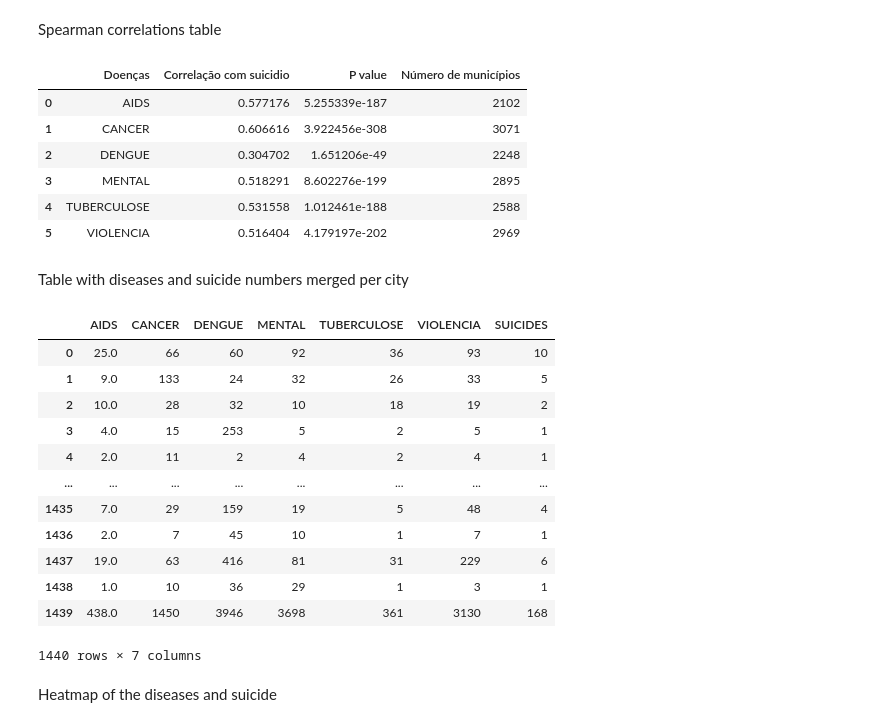
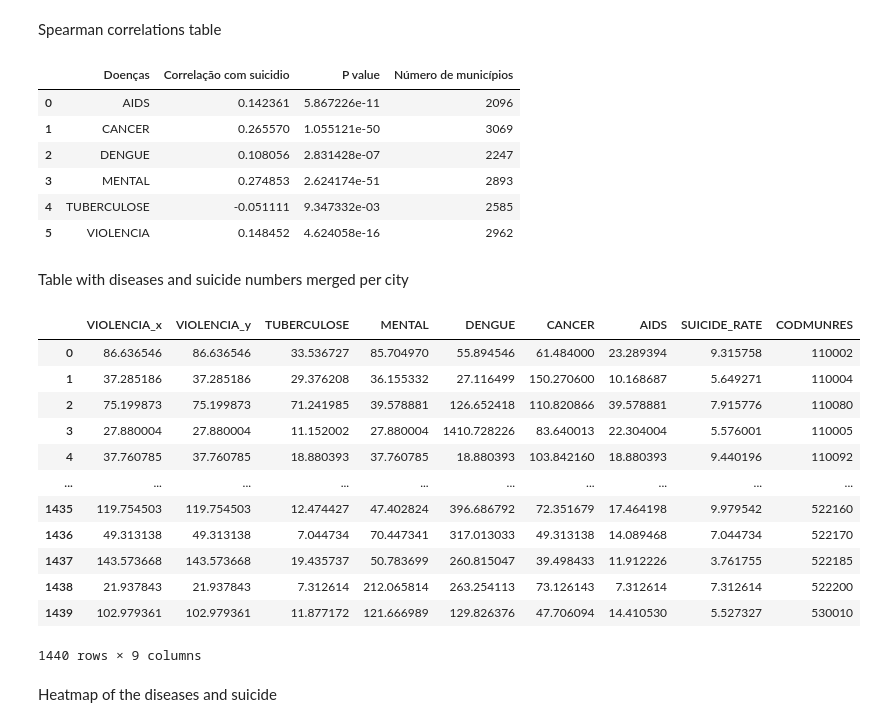
Before and after one commit to pypas/suicities-datasus, a Jupyter notebook: Spearman/spearman.ipynb, the cells around one changed output. Cells and saved outputs as stored; diff of their text form; code cells hidden in the pictures.

```diff
--- a/Spearman/spearman.ipynb
+++ b/Spearman/spearman.ipynb
@@ -19,33 +19,36 @@ import numpy as np
 # %% [markdown]
 Read suicide csv
 # %%
-suicide = pd.read_csv('../Suicide/suicide_count_res.csv', sep=',')
+suicide = pd.read_csv('../Suicide/CSV/suicide_rate_codmunres.csv', sep=',')
 # %% [markdown]
 Read disease files
 # %%
 year = "2017"
 disease = ""
-all_files = glob.glob("*.csv")
+all_files = glob.glob("CSV/Rates/*.csv")
+
 diseases_list = []
 corrs_list = []
 p_value_list = []
 sizes_list = []
+path = 'CSV/Rates/'
 for file in all_files:
-    disease = file.split("BR")[0]
-    file = pd.read_csv(disease + 'BR' + year + '.csv', sep=',')
-    file = file[["QUANTIDADE", "MUNCOD"]]
+    file_name = file.split("\\")[1]
+    disease = file_name.split("BR")[0]
+    disease_df = pd.read_csv(path + disease + 'BR' + year + '_RATE.csv', sep=',')
+    disease_df = disease_df[["QUANTIDADE_RATE", "MUNCOD"]]
 
     # Merge Files
-    result = pd.merge(file, suicide, left_on="MUNCOD", right_on="CODMUNRES", how="inner")
-    result = result[["QUANTIDADE", "SUICIDES"]]
+    result_df = pd.merge(disease_df, suicide, left_on="MUNCOD", right_on="CODMUNRES", how="inner")
+    result_df = result_df[["QUANTIDADE_RATE", "SUICIDE_RATE"]]
 
     # Spearman correlation
-    file_array = result.iloc[:,0].values
-    suicides_array = result.iloc[:,1].values
+    file_array = result_df.iloc[:,0].values
+    suicides_array = result_df.iloc[:,1].values
     corr, p_value = spearmanr(file_array,suicides_array)
 
     # Append correlation
-    sizes_list.append(result.shape[0])
+    sizes_list.append(result_df.shape[0])
     diseases_list.append(disease)
     corrs_list.append(corr)
     p_value_list.append(p_value)
@@ -57,42 +67,42 @@ corrs_df = pd.DataFrame(data=corrs_data)
 corrs_df
 # %% [output]
 |  | Doenças | Correlação com suicidio | P value | Número de municípios |
-| 0 | AIDS | 0.577176 | 5.255339e-187 | 2102 |
-| 1 | CANCER | 0.606616 | 3.922456e-308 | 3071 |
-| 2 | DENGUE | 0.304702 | 1.651206e-49 | 2248 |
-| 3 | MENTAL | 0.518291 | 8.602276e-199 | 2895 |
-| 4 | TUBERCULOSE | 0.531558 | 1.012461e-188 | 2588 |
-| 5 | VIOLENCIA | 0.516404 | 4.179197e-202 | 2969 |
+| 0 | AIDS | 0.142361 | 5.867226e-11 | 2096 |
+| 1 | CANCER | 0.265570 | 1.055121e-50 | 3069 |
+| 2 | DENGUE | 0.108056 | 2.831428e-07 | 2247 |
+| 3 | MENTAL | 0.274853 | 2.624174e-51 | 2893 |
+| 4 | TUBERCULOSE | -0.051111 | 9.347332e-03 | 2585 |
+| 5 | VIOLENCIA | 0.148452 | 4.624058e-16 | 2962 |
 # %% [markdown]
 Table with diseases and suicide numbers merged per city
 # %%
-result = suicide
+all_diseases = suicide[["SUICIDE_RATE", "CODMUNRES"]]
 for file in all_files:
-    disease = file.split("BR")[0]
-    file = pd.read_csv(disease + 'BR' + year + '.csv', sep=',')
-    file = file[["QUANTIDADE", "MUNCOD"]]
-    file.rename(columns={"QUANTIDADE": disease}, inplace=True)
+    file_name = file.split("\\")[1]
+    disease = file_name.split("BR")[0]
+    disease_df = pd.read_csv(path + disease + 'BR' + year + '_RATE.csv', sep=',')
+    disease_df = disease_df[["QUANTIDADE_RATE", "MUNCOD"]]
+    disease_df.rename(columns={"QUANTIDADE_RATE": disease}, inplace=True)
 
     # Merge with current dataframe
-    result = pd.merge(file, result, left_on="MUNCOD", right_on="CODMUNRES", how="inner")
-
+    all_diseases = pd.merge(disease_df, result, left_on="MUNCOD", right_on="CODMUNRES", how="inner")
+    all_diseases.drop('MUNCOD', axis=1, inplace=True)
 # Add SUICIDES to columns
-result = result[diseases_list + ["SUICIDES"]]
-result
+all_diseases
 # %% [output]
-|  | AIDS | CANCER | DENGUE | MENTAL | TUBERCULOSE | VIOLENCIA | SUICIDES |
-| 0 | 25.0 | 66 | 60 | 92 | 36 | 93 | 10 |
-| 1 | 9.0 | 133 | 24 | 32 | 26 | 33 | 5 |
-| 2 | 10.0 | 28 | 32 | 10 | 18 | 19 | 2 |
-| 3 | 4.0 | 15 | 253 | 5 | 2 | 5 | 1 |
-| 4 | 2.0 | 11 | 2 | 4 | 2 | 4 | 1 |
-| ... | ... | ... | ... | ... | ... | ... | ... |
-| 1435 | 7.0 | 29 | 159 | 19 | 5 | 48 | 4 |
-| 1436 | 2.0 | 7 | 45 | 10 | 1 | 7 | 1 |
-| 1437 | 19.0 | 63 | 416 | 81 | 31 | 229 | 6 |
-| 1438 | 1.0 | 10 | 36 | 29 | 1 | 3 | 1 |
-| 1439 | 438.0 | 1450 | 3946 | 3698 | 361 | 3130 | 168 |
+|  | VIOLENCIA_x | VIOLENCIA_y | TUBERCULOSE | MENTAL | DENGUE | CANCER | AIDS | SUICIDE_RATE | CODMUNRES |
+| 0 | 86.636546 | 86.636546 | 33.536727 | 85.704970 | 55.894546 | 61.484000 | 23.289394 | 9.315758 | 110002 |
+| 1 | 37.285186 | 37.285186 | 29.376208 | 36.155332 | 27.116499 | 150.270600 | 10.168687 | 5.649271 | 110004 |
+| 2 | 75.199873 | 75.199873 | 71.241985 | 39.578881 | 126.652418 | 110.820866 | 39.578881 | 7.915776 | 110080 |
+| 3 | 27.880004 | 27.880004 | 11.152002 | 27.880004 | 1410.728226 | 83.640013 | 22.304004 | 5.576001 | 110005 |
+| 4 | 37.760785 | 37.760785 | 18.880393 | 37.760785 | 18.880393 | 103.842160 | 18.880393 | 9.440196 | 110092 |
+| ... | ... | ... | ... | ... | ... | ... | ... | ... | ... |
+| 1435 | 119.754503 | 119.754503 | 12.474427 | 47.402824 | 396.686792 | 72.351679 | 17.464198 | 9.979542 | 522160 |
+| 1436 | 49.313138 | 49.313138 | 7.044734 | 70.447341 | 317.013033 | 49.313138 | 14.089468 | 7.044734 | 522170 |
+| 1437 | 143.573668 | 143.573668 | 19.435737 | 50.783699 | 260.815047 | 39.498433 | 11.912226 | 3.761755 | 522185 |
+| 1438 | 21.937843 | 21.937843 | 7.312614 | 212.065814 | 263.254113 | 73.126143 | 7.312614 | 7.312614 | 522200 |
+| 1439 | 102.979361 | 102.979361 | 11.877172 | 121.666989 | 129.826376 | 47.706094 | 14.410530 | 5.527327 | 530010 |
-1440 rows × 7 columns
+1440 rows × 9 columns
 # %% [markdown]
 Heatmap of the diseases and suicide
 # %%
```
Also changed, not shown: parts of 9 cells of this notebook, 22 other files.
